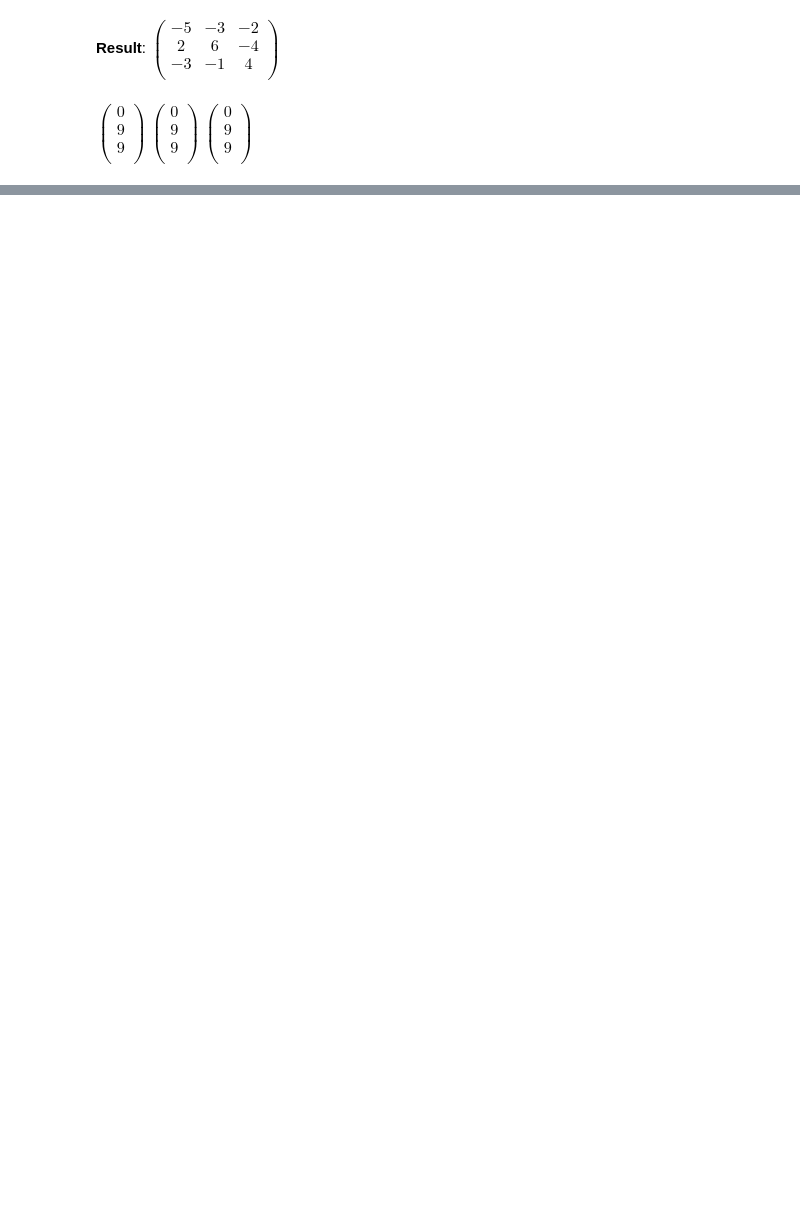
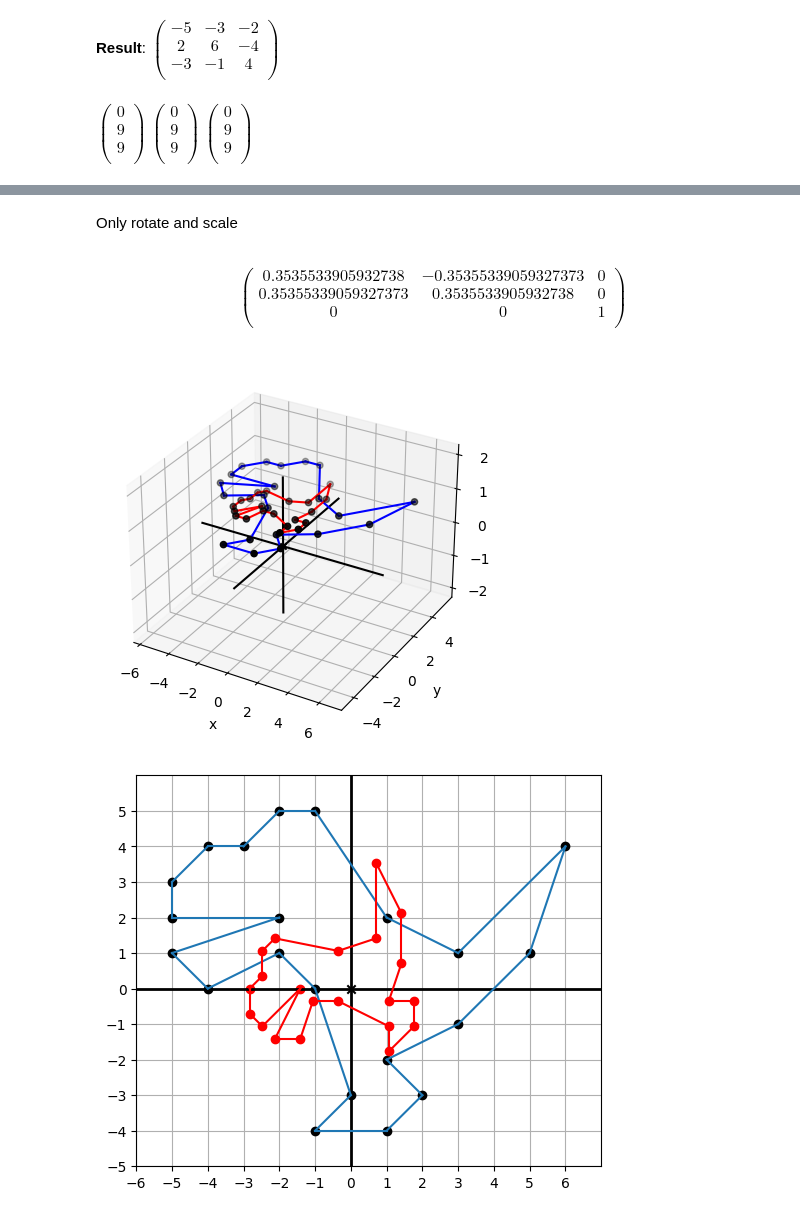
Before and after one commit to temaput/Math-for-Programmers, a Jupyter notebook: Chapter 05/Chapter 5 Exercises.ipynb, the cells around one changed output, grey strips where cells are left out. Saved outputs shown, nothing was run; the diff lists cells and outputs as text; code cells hidden in the pictures; blank space fills up the shorter version.

```diff
--- a/Chapter 05/Chapter 5 Exercises.ipynb
+++ b/Chapter 05/Chapter 5 Exercises.ipynb
@@ -187,0 +374,40 @@ $ \begin{pmatrix}
+# %% [markdown]
+Only rotate and scale
+# %%
+from functools import partial
+from vectors import rotate2d, scale
+from itertools import zip_longest
+import math
+
+m0 = ((1, 0, 0), (0, 1, 0), (0, 0, 1))
+mtranslate = ((1, 0, 2), (0, 1, 2), (0, 0, 1))
+
+rotate45 = partial(rotate2d, math.pi / 4)
+rm = infer_matrix(2, rotate45)
+scale05 = partial(scale, 0.5)
+sm = infer_matrix(2, scale05)
+smrm = matrix_multiply(rm, sm)
+
+result = tuple((*lhs, rhs[2]) if lhs else rhs
+               for lhs, rhs in zip_longest(smrm, m0))
+# result = matrix_multiply(result, mtranslate)
+print_matrix(result)
+
+dino_3d = tuple((x, y, 1) for x, y in dino_vectors)
+
+translated = tuple(multiply_matrix_vector(result, v) for v in dino_3d)
+draw3d(Points3D(*dino_3d), *polygon_segments_3d(dino_3d),
+       Points3D(*translated), *polygon_segments_3d(translated, color='red'))
+m2 = ((1, 0), (0, 1))
+translated2d = tuple(multiply_matrix_vector(m2, v) for v in translated)
+draw(Points(*dino_vectors), Polygon(*dino_vectors),
+     Points(*translated2d, color='red'), Polygon(*translated2d, color='red'))
+# %% [output]
+$$ \begin{pmatrix}
+0.3535533905932738 & -0.35355339059327373 & 0\\
+0.35355339059327373 & 0.3535533905932738 & 0\\
+0 & 0 & 1\\
+\end{pmatrix}
+ $$
+[figure, added]
+[figure, added]
```
Also changed, not shown: parts of 25 cells of this notebook, 4 other files.
